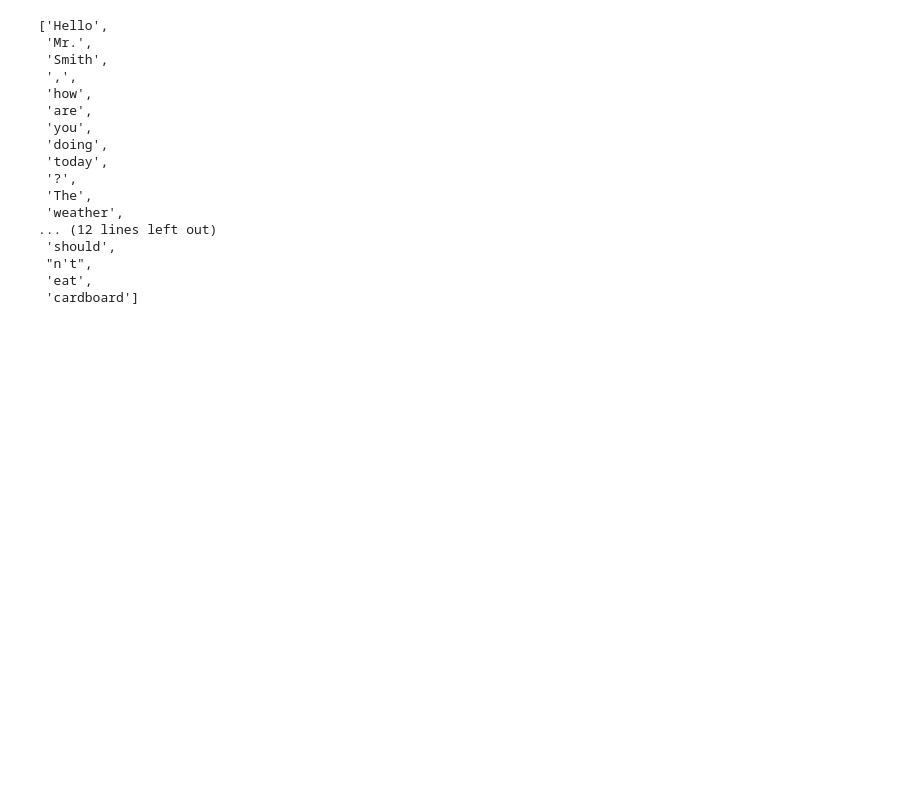
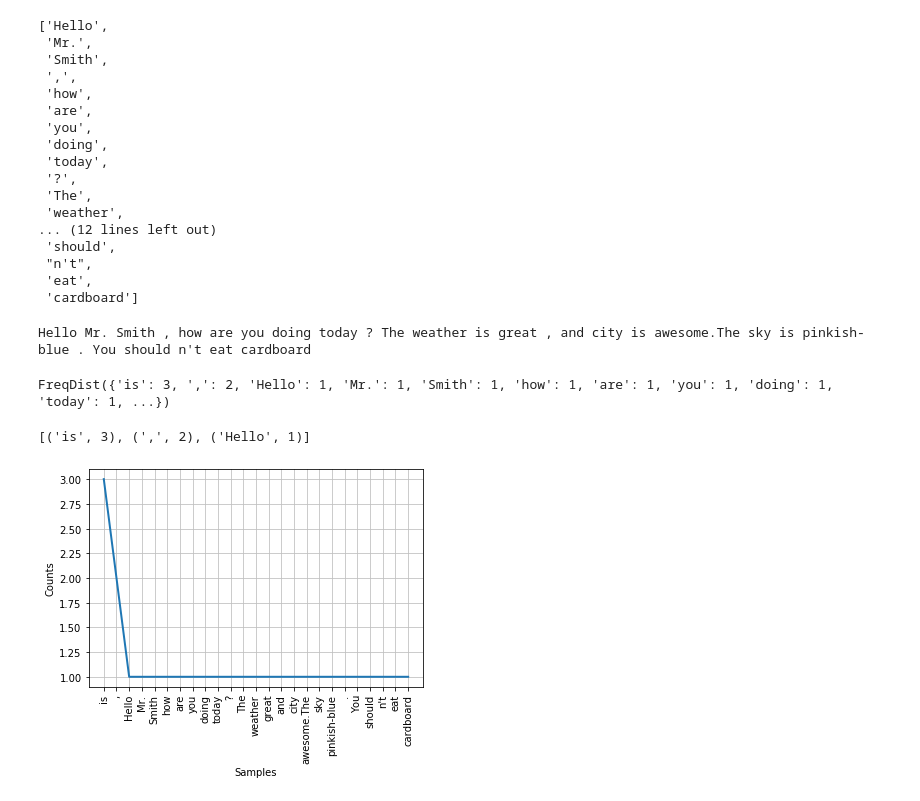
Before and after one commit to Elizabeth-Wainaina/ML_python_Techcamp, a Jupyter notebook: Natural_language_processing/Natural_language_toolkit_operations.ipynb, the cells around one changed output. Cells and saved outputs as stored; diff of their text form; code cells hidden in the pictures; blank space fills up the shorter version.

```diff
--- a/Natural_language_processing/Natural_language_toolkit_operations.ipynb
+++ b/Natural_language_processing/Natural_language_toolkit_operations.ipynb
@@ -87,3 +87,31 @@ tokenized_word_one
  "n't",
  'eat',
  'cardboard']
+# %%
+ for x in tokenized_word_one:
+    print(x, "", end = "")
+# %% [output]
+Hello Mr. Smith , how are you doing today ? The weather is great , and city is awesome.The sky is pinkish-blue . You should n't eat cardboard
+# %%
+# FREQUENY OF TOKENS
+from nltk.probability import FreqDist
+
+fdist = FreqDist(tokenized_word_one)
+# %%
+fdist
+# %% [output]
+FreqDist({'is': 3, ',': 2, 'Hello': 1, 'Mr.': 1, 'Smith': 1, 'how': 1, 'are': 1, 'you': 1, 'doing': 1, 'today': 1, ...})
+# %%
+# MOST COMMON WORDS
+# () representes the top 3 numbers
+fdist.most_common(3)
+# %% [output]
+[('is', 3), (',', 2), ('Hello', 1)]
+# %%
+import matplotlib.pyplot as plt
+
+fdist.plot(cumulative=False)
+
+plt.show()
+# %% [output]
+[figure, added]
```
Also changed, not shown: parts of 22 cells of this notebook.
